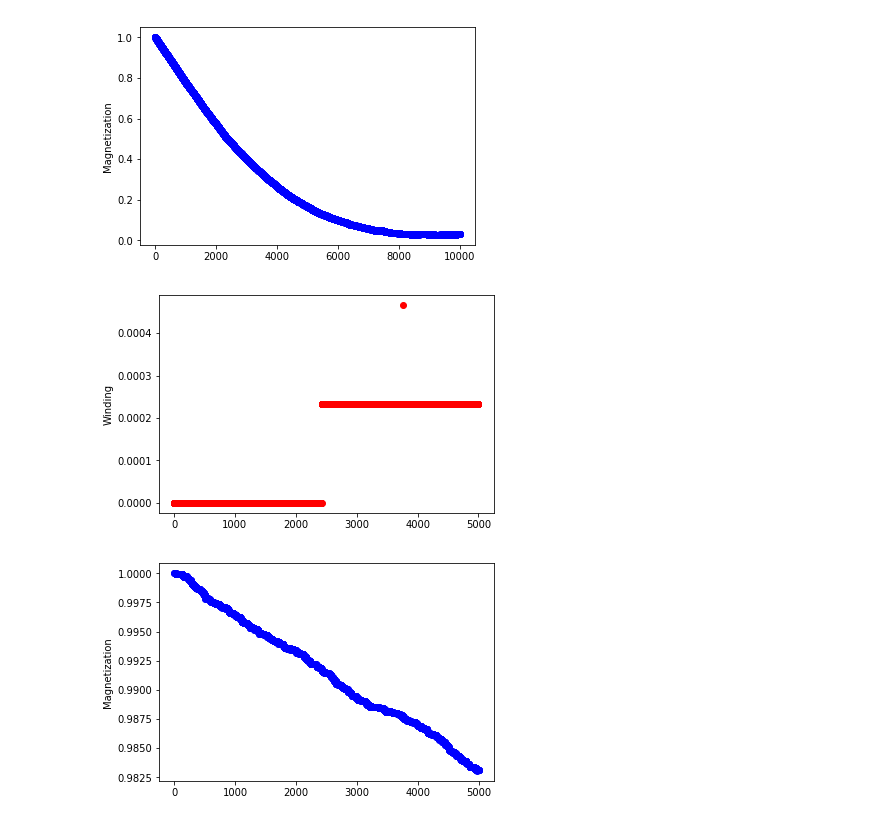
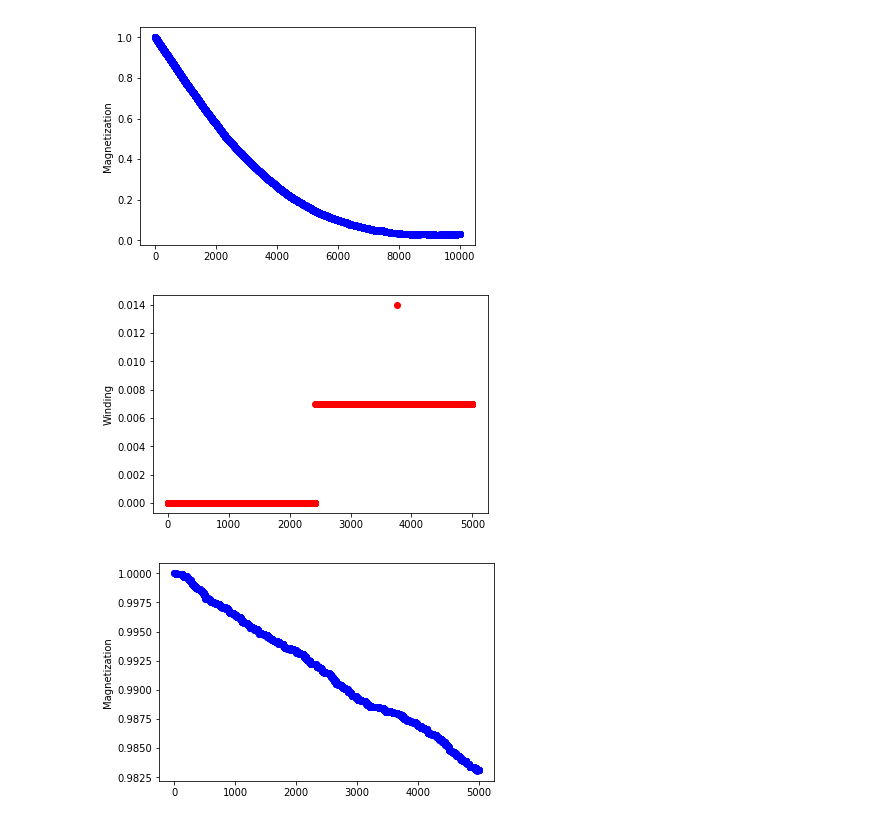
Before and after one commit to mburhanpurkar/xy3d, a Jupyter notebook: Winding and Magnetization.ipynb, the cells around one changed output. Saved outputs shown, nothing was run; the diff lists cells and outputs as text; code cells hidden in the pictures.

```diff
--- a/Winding and Magnetization.ipynb
+++ b/Winding and Magnetization.ipynb
@@ -52,14 +52,14 @@ plt.show()
 # %%
 J01K15 = np.transpose(np.loadtxt('time_series_full_xy3d_n30_J0.1_K1.5.txt'))
 np.shape(J01K15)
-plt.plot(J01K15[0], "ro")
+plt.plot(J01K15[0] * 30, "ro")
 plt.ylabel("Winding")
 plt.show()
 plt.plot(J01K15[1], "bo")
 plt.ylabel("Magnetization")
 plt.show()
 # %% [output]
-[figure, old version]
+[figure, new version]
 [figure]
 # %%
 J01K12 = np.transpose(np.loadtxt('time_series_full_xy3d_n30_J0.1_K1.2.txt'))
```
Also changed, not shown: parts of 5 cells of this notebook.
